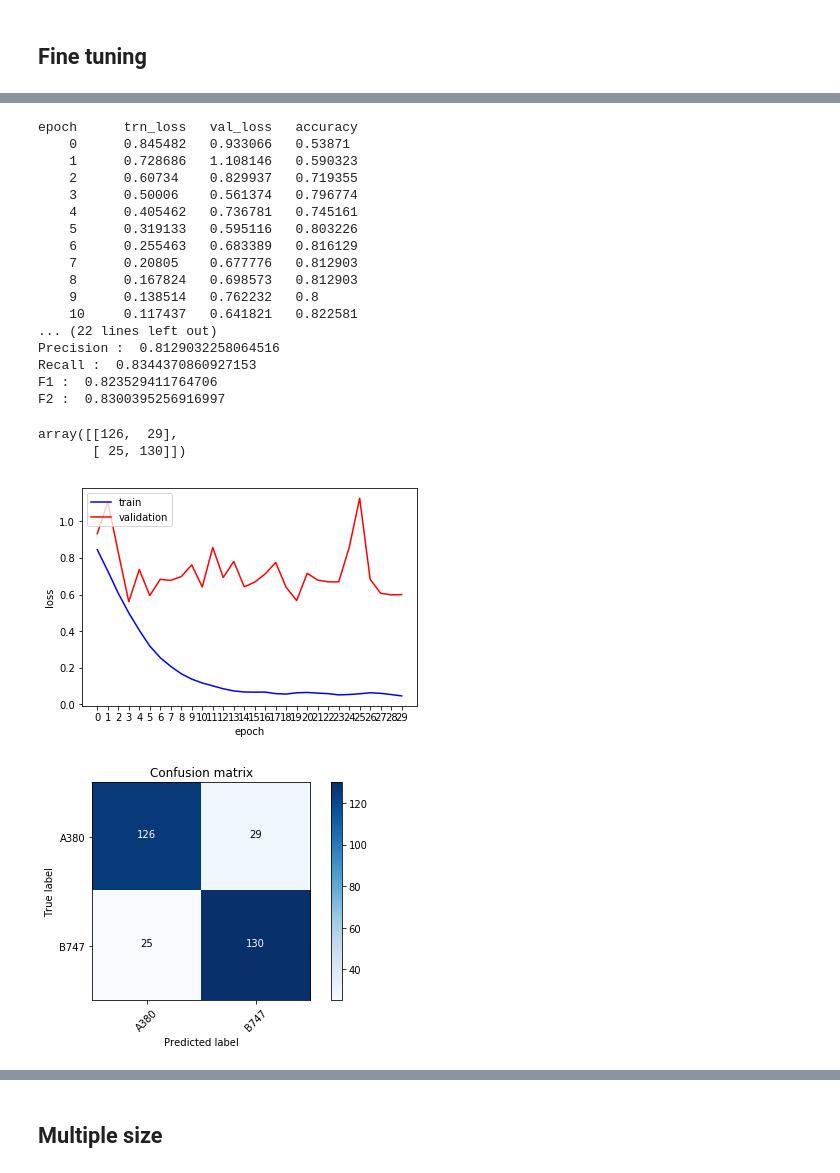
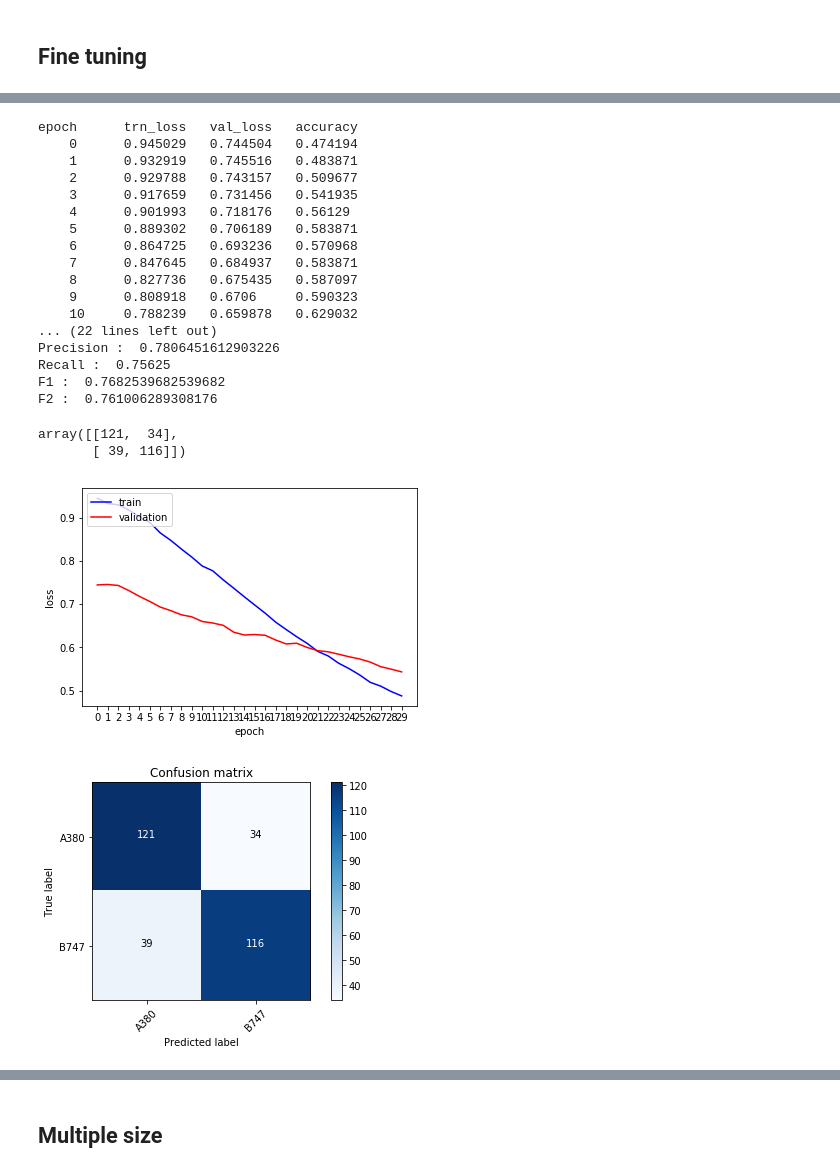
Before and after one commit to benoit-cty/deep_learning_tests, a Jupyter notebook: 01-Binary_Classification_747_vs_A380.ipynb, the cells around one changed output, grey strips where cells are left out. Cells and saved outputs as stored; diff of their text form; code cells hidden in the pictures.

```diff
--- a/01-Binary_Classification_747_vs_A380.ipynb
+++ b/01-Binary_Classification_747_vs_A380.ipynb
@@ -236,42 +240,44 @@ The model had learn quite nothing. But it is not surprising with so small datase
 ## Fine tuning
 # %%
 !rm -r {PATH}/tmp
-# F2 :  0.78 for image_size=128, batch_size=150, lr=1e-3, epoch=30
-# F2 :  0.83 for image_size=128, batch_size=128, lr=1e-2, epoch=30
-# F2 :  0.77 for image_size=128, batch_size=150, lr=1e-4, epoch=30
-# F2 :  0.80 for image_size=128, batch_size=150, lr=1e-2, epoch=30
+    # F2 :  0.78 for image_size=128, batch_size=150, lr=1e-3, epoch=30
+    # F2 :  0.83 for image_size=128, batch_size=128, lr=1e-2, epoch=30
+    # F2 :  0.77 for image_size=128, batch_size=150, lr=1e-4, epoch=30
+    # F2 :  0.80 for image_size=128, batch_size=150, lr=1e-2, epoch=30
+#F2 :  0.83 for image_size=128, batch_size=128, lr=1e-2, epoch=30
+# F2 :  0.80 for image_size=128, batch_size=150, lr=1e-3, epoch=30
 
 image_size=128
-batch_size=128
-lr=1e-2
+batch_size=150
+lr=1e-4
 epoch=30
 data = ImageClassifierData.from_paths(PATH, tfms=tfms_from_model(arch, image_size), bs=batch_size, num_workers=num_cpus())
 learn = ConvLearner.pretrained(arch, data, precompute=False, ps=0.5, pretrained=True)
 learn.unfreeze()
 vals_s2s, global_results = learn.fit(lr, n_cycle=epoch, get_ep_vals=True)
 print("After ", str(len(global_results)), " epochs, the accuracy is ", str(vals_s2s[1]*100)[:5], "%" )
 plot_ep_vals(global_results)
 plot_the_confusion_matrix()
 # %% [output]
 [interactive output not drawn]
 epoch      trn_loss   val_loss   accuracy
-    0      0.845482   0.933066   0.53871
-    1      0.728686   1.108146   0.590323
-    2      0.60734    0.829937   0.719355
-    3      0.50006    0.561374   0.796774
-    4      0.405462   0.736781   0.745161
-    5      0.319133   0.595116   0.803226
-    6      0.255463   0.683389   0.816129
-    7      0.20805    0.677776   0.812903
-    8      0.167824   0.698573   0.812903
-    9      0.138514   0.762232   0.8
-    10     0.117437   0.641821   0.822581
+    0      0.945029   0.744504   0.474194
+    1      0.932919   0.745516   0.483871
+    2      0.929788   0.743157   0.509677
+    3      0.917659   0.731456   0.541935
+    4      0.901993   0.718176   0.56129
+    5      0.889302   0.706189   0.583871
+    6      0.864725   0.693236   0.570968
+    7      0.847645   0.684937   0.583871
+    8      0.827736   0.675435   0.587097
+    9      0.808918   0.6706     0.590323
+    10     0.788239   0.659878   0.629032
 ... (22 lines left out)
-Precision :  0.8129032258064516
-Recall :  0.8344370860927153
-F1 :  0.823529411764706
-F2 :  0.8300395256916997
+Precision :  0.7806451612903226
+Recall :  0.75625
+F1 :  0.7682539682539682
+F2 :  0.761006289308176
-array([[126,  29],
-       [ 25, 130]])
+array([[121,  34],
+       [ 39, 116]])
-[figure, old version]
+[figure, new version]
-[figure, old version]
+[figure, new version]
```
Also changed, not shown: parts of 30 cells of this notebook.
